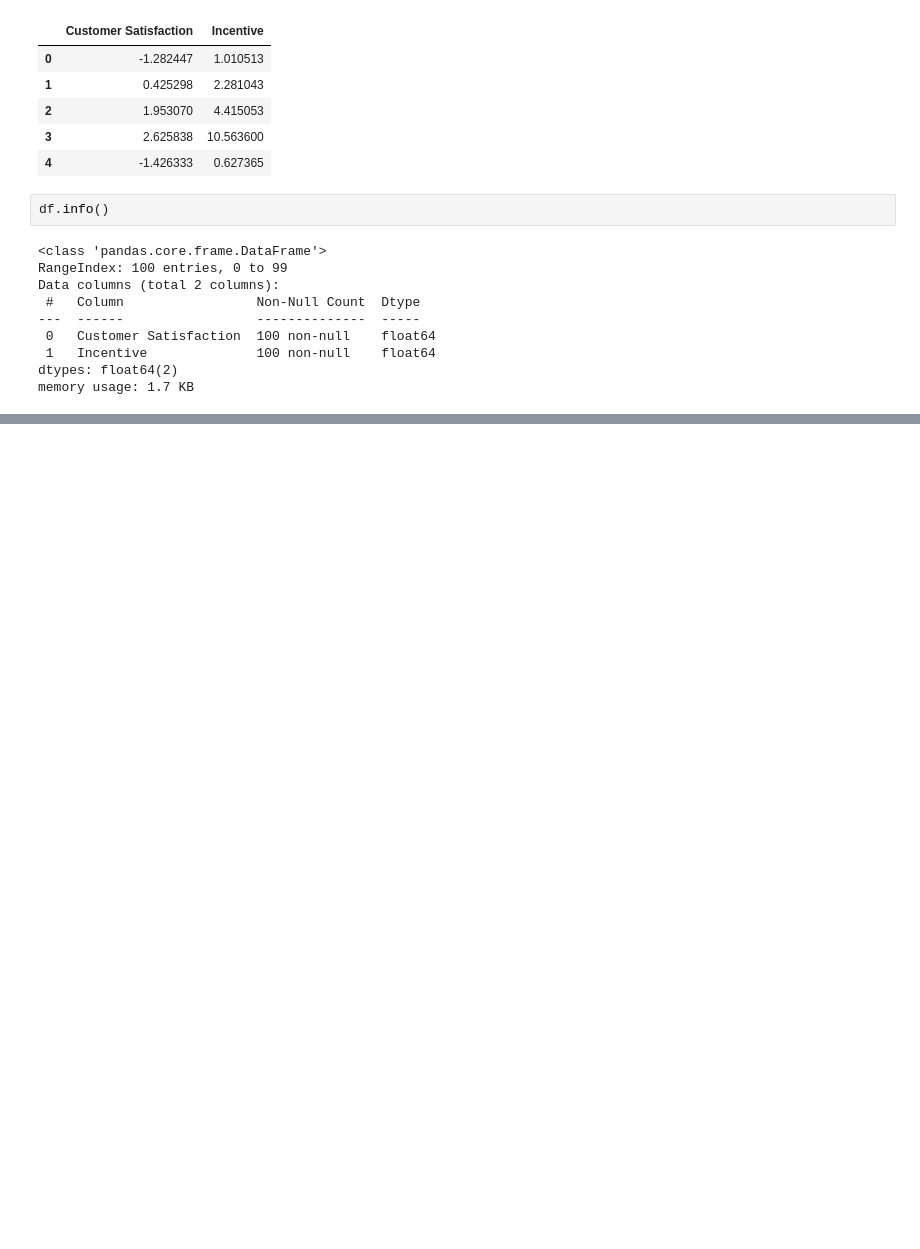
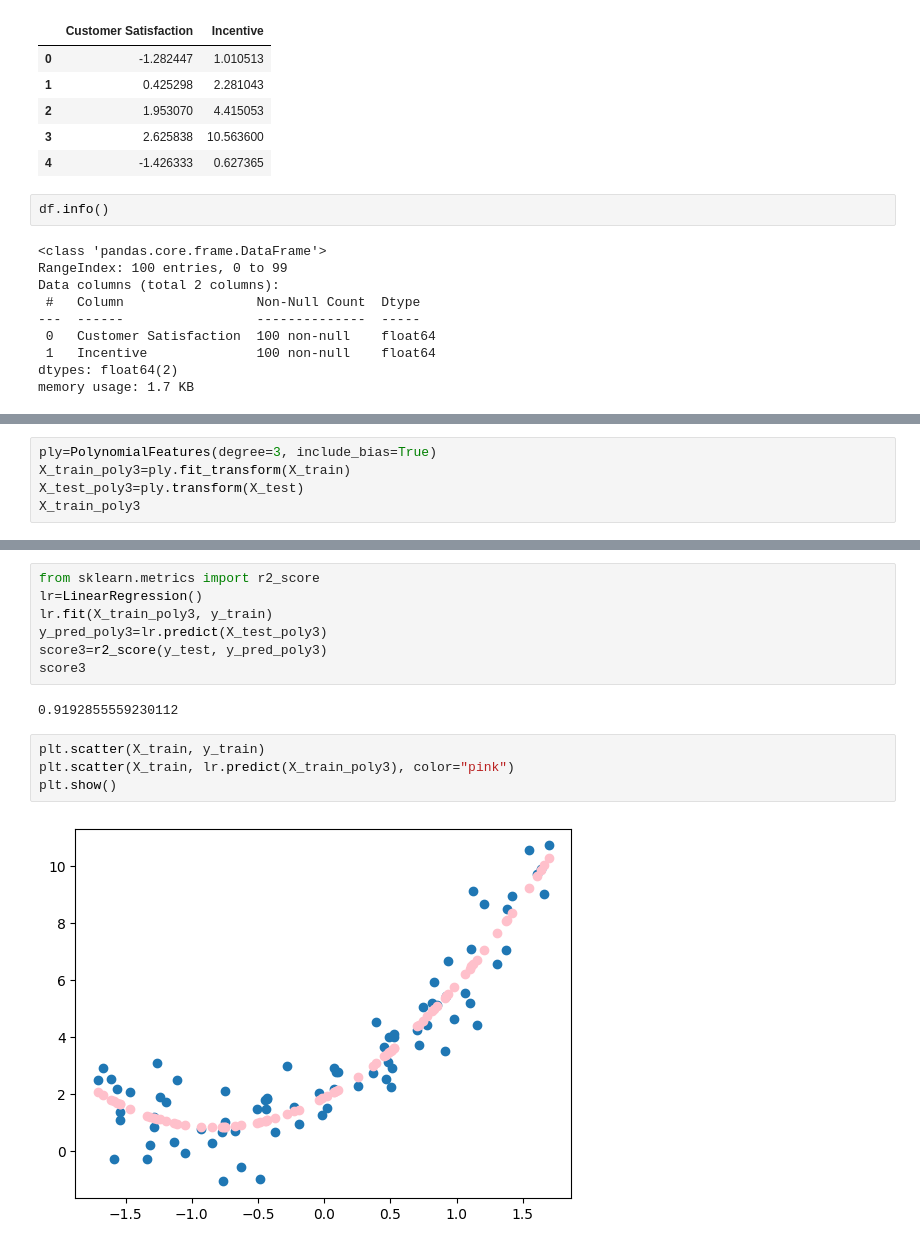
Before and after one commit to sudeturan/Machine-Learning-Road, a Jupyter notebook: Customer_Dataset/Customer_Dataset.ipynb, the cells around one changed output, grey strips where cells are left out. Cells and saved outputs as stored; diff of their text form; blank space fills up the shorter version.

```diff
--- a/Customer_Dataset/Customer_Dataset.ipynb
+++ b/Customer_Dataset/Customer_Dataset.ipynb
@@ -43,0 +147,5 @@ memory usage: 1.7 KB
+# %%
+ply=PolynomialFeatures(degree=3, include_bias=True)
+X_train_poly3=ply.fit_transform(X_train)
+X_test_poly3=ply.transform(X_test)
+X_train_poly3
@@ -43,0 +170,15 @@ memory usage: 1.7 KB
+# %%
+from sklearn.metrics import r2_score
+lr=LinearRegression()
+lr.fit(X_train_poly3, y_train)
+y_pred_poly3=lr.predict(X_test_poly3)
+score3=r2_score(y_test, y_pred_poly3)
+score3
+# %% [output]
+0.9192855559230112
+# %%
+plt.scatter(X_train, y_train)
+plt.scatter(X_train, lr.predict(X_train_poly3), color="pink")
+plt.show()
+# %% [output]
+[figure, added]
```
Also changed, not shown: parts of 21 cells of this notebook, 3 other files.
